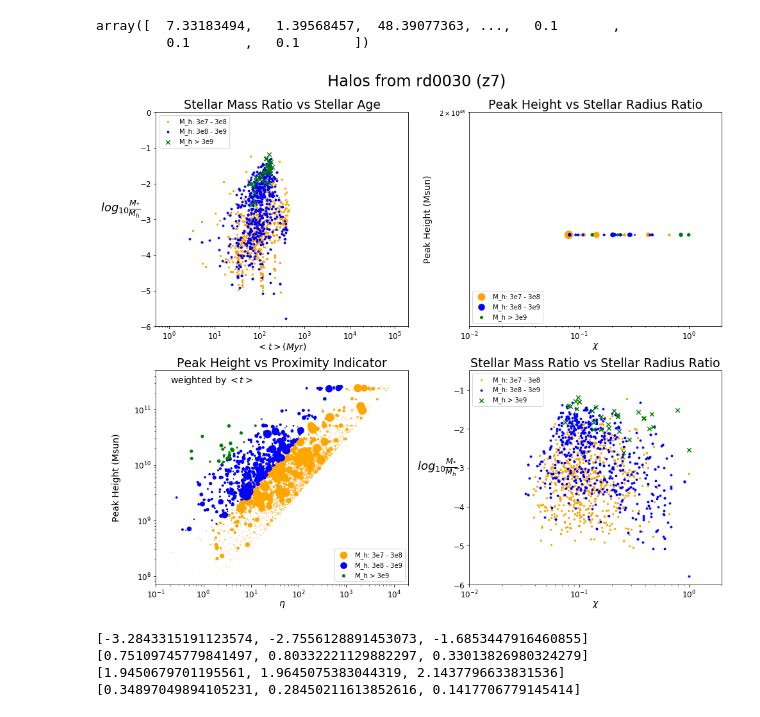
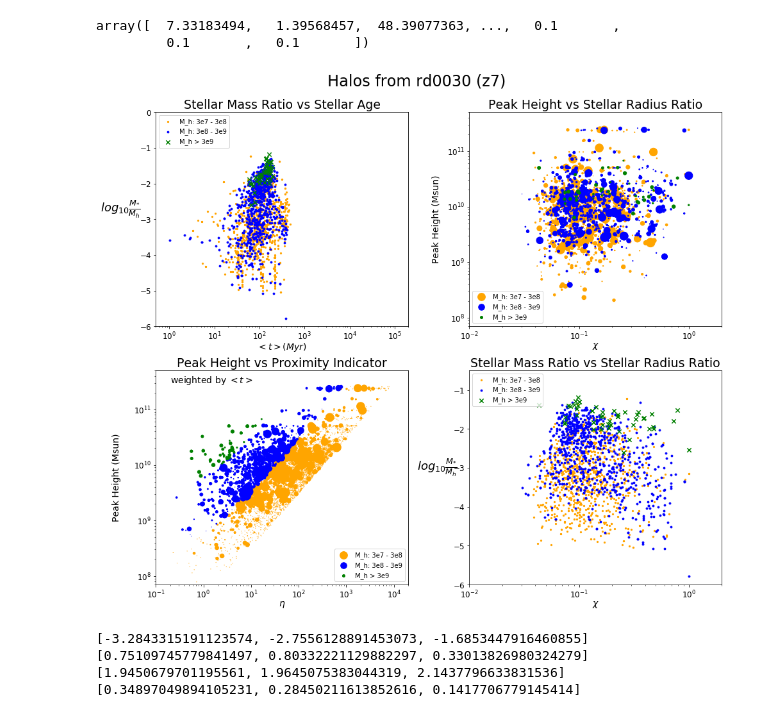
Before and after one commit to ygovil1/data-mining-galaxies, a Jupyter notebook: HaloCatalog/ratio_plotter.ipynb, the cells around one changed output. Cells and saved outputs as stored; diff of their text form; code cells hidden in the pictures.

```diff
--- a/HaloCatalog/ratio_plotter.ipynb
+++ b/HaloCatalog/ratio_plotter.ipynb
@@ -637,41 +613,41 @@ ax1.tick_params(axis='y', which='major', labelsize=12)
 ax2.set_xscale('log')
 ax2.set_yscale('log')
 ax2.set_xlim([1e-2, 2e0])
-ax2.set_ylim([1.85e48, 2e48])
+ax2.set_ylim([7e7, 5e11])
 ax2.tick_params(axis='x', which='major', labelsize=12)
 ax2.tick_params(axis='y', which='major', labelsize=12)
 
 ax3.set_xscale('log')
 ax3.set_yscale('log')
 ax3.set_xlim([1e-1,2e4])
 ax3.set_ylim([7e7, 5e11])
 ax3.tick_params(axis='x', which='major', labelsize=12)
 ax3.tick_params(axis='y', which='major', labelsize=12)
 
 ax4.set_xscale('log')
 ax4.set_xlim([1e-2, 2e0])
 ax4.set_ylim([-6, -0.5])
 ax4.tick_params(axis='x', which='major', labelsize=12)
 ax4.tick_params(axis='y', which='major', labelsize=12)
 
 # add annotation
 annotation = r"weighted by $<t>$"
 ax3.text(2e-1, 3e11, annotation, size = 14)
 
 # add legend
 ax1.legend(loc = 'upper left')
 ax2.legend(loc = 'lower left')
 ax3.legend(loc = 'lower right')
 ax4.legend(loc = 'upper left')
 
 # adjust spacing and show
 plt.tight_layout()
 fig2.subplots_adjust(top=0.91)
 plt.show()
 
 # 7-12, 26-27, 24-32, 45-53
 # %% [output]
-[figure, old version]
+[figure, new version]
 # %%
 # convert lists to np arrays
 ratioarray1 = np.array(new_ratiolist21)
```
Also changed, not shown: parts of 4 cells of this notebook, 1 other file.
